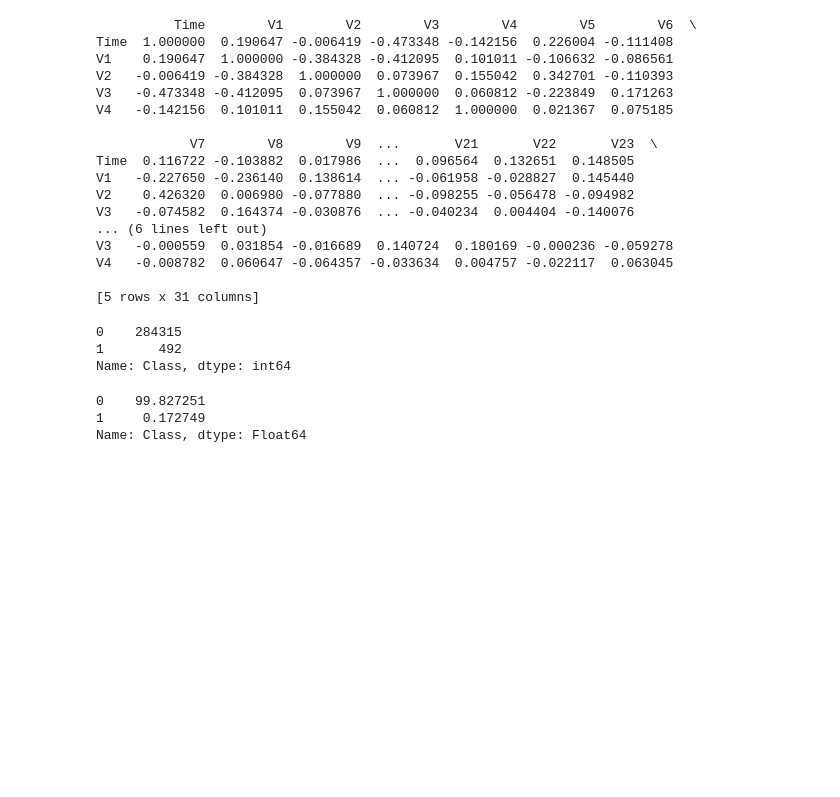
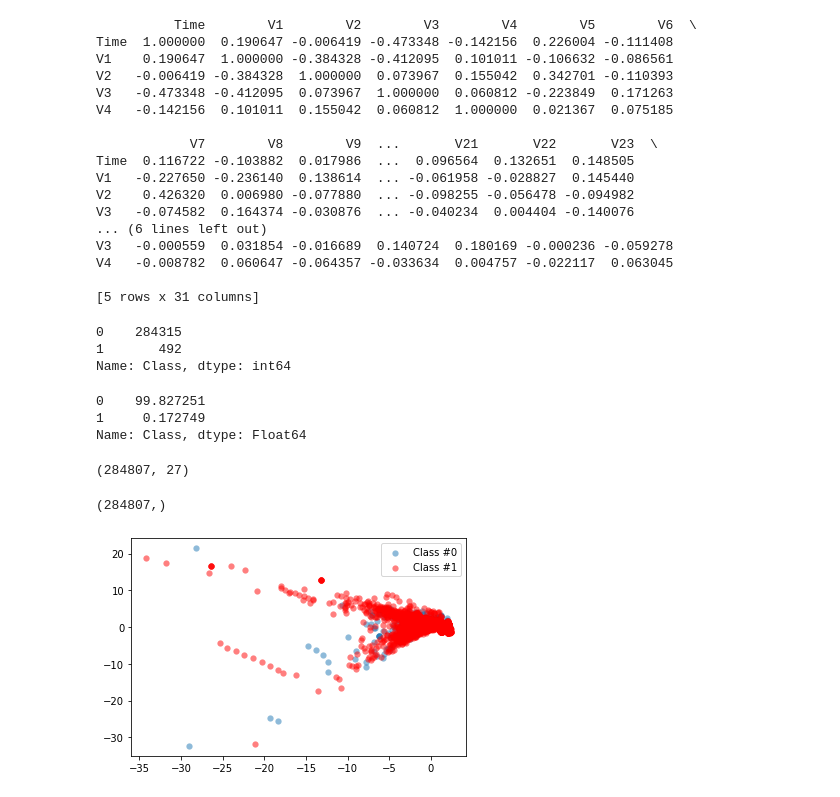
Before and after one commit to mahii6991/Python_Projects, a Jupyter notebook: fraud-detection-ml.ipynb, the cells around one changed output. Saved outputs shown, nothing was run; the diff lists cells and outputs as text; code cells hidden in the pictures; blank space fills up the shorter version.

```diff
--- a/fraud-detection-ml.ipynb
+++ b/fraud-detection-ml.ipynb
@@ -270,0 +269,29 @@ Name: Class, dtype: Float64
+# %%
+#next we will going to plot the dataset
+def prep_data(df):
+    X = df.iloc[:, 1:28]
+    X = np.array(X).astype(float)
+    y = df.iloc[:, 29]
+    y = np.array(y).astype(float)
+    return X, y
+
+def plot_data(X, y):
+    plt.scatter(X[y==0, 0], X[y==0, 1], label='Class #0', alpha=0.5, linewidth=0.15)
+    plt.scatter(X[y==1, 0], X[y==1, 1], label='Class #1', alpha=0.5, linewidth=0.15, c='r')
+    plt.legend()
+    return plt.show()
+# %%
+#we will going to pass the values of the dataset from the funciton that we have just made
+X, y = prep_data(data1)
+# %%
+X.shape
+# %% [output]
+(284807, 27)
+# %%
+y.shape
+# %% [output]
+(284807,)
+# %%
+plot_data(X,y)
+# %% [output]
+[figure, added]
```
Also changed, not shown: parts of 4 cells of this notebook.
